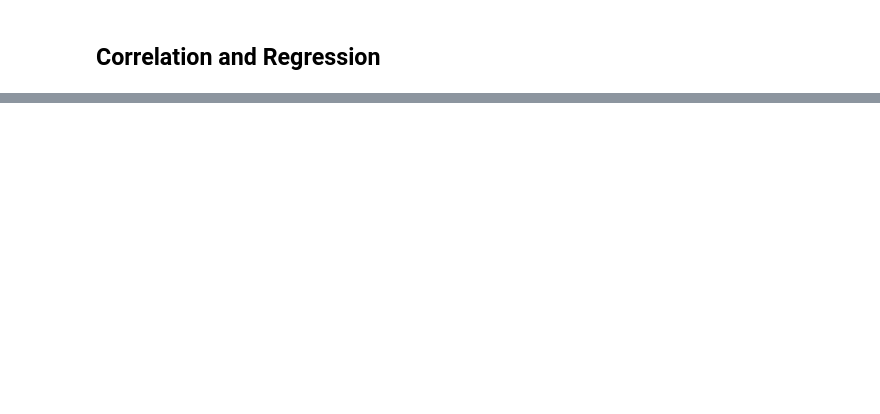
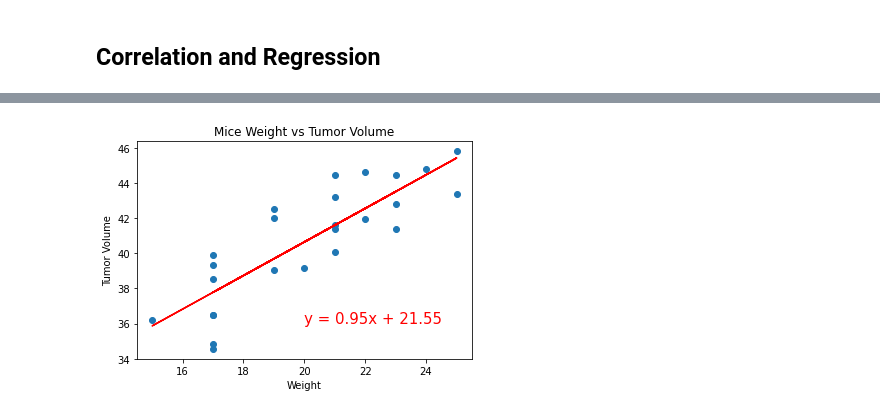
Before and after one commit to maryclarecc/pymaceuticals, a Jupyter notebook: pymaceuticals_starter.ipynb, the cells around one changed output, grey strips where cells are left out. Cells and saved outputs as stored; diff of their text form; code cells hidden in the pictures; blank space fills up the shorter version.

```diff
--- a/pymaceuticals_starter.ipynb
+++ b/pymaceuticals_starter.ipynb
@@ -221,0 +268,10 @@ Values above 94.04403868374999 could be outliers.
+# %%
+line_eq = "y = " + str(round(slope,2)) + "x + " + str(round(intercept,2))
+plt.scatter(weight, tumor)
+plt.plot(weight,regress_values,"r-")
+plt.annotate(line_eq,(20, 36),fontsize=15,color="red")
+plt.xlabel('Weight')
+plt.title('Mice Weight vs Tumor Volume')
+plt.ylabel('Tumor Volume');
+# %% [output]
+[figure, added]
```
Also changed, not shown: parts of 7 cells of this notebook, 1 other file.
